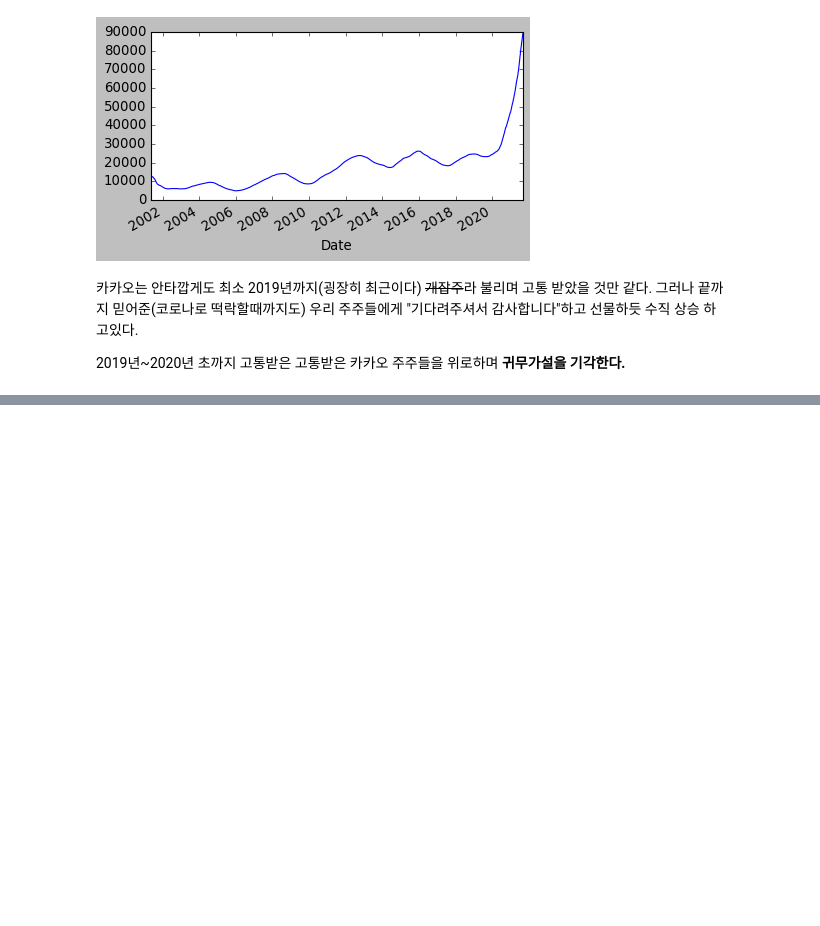
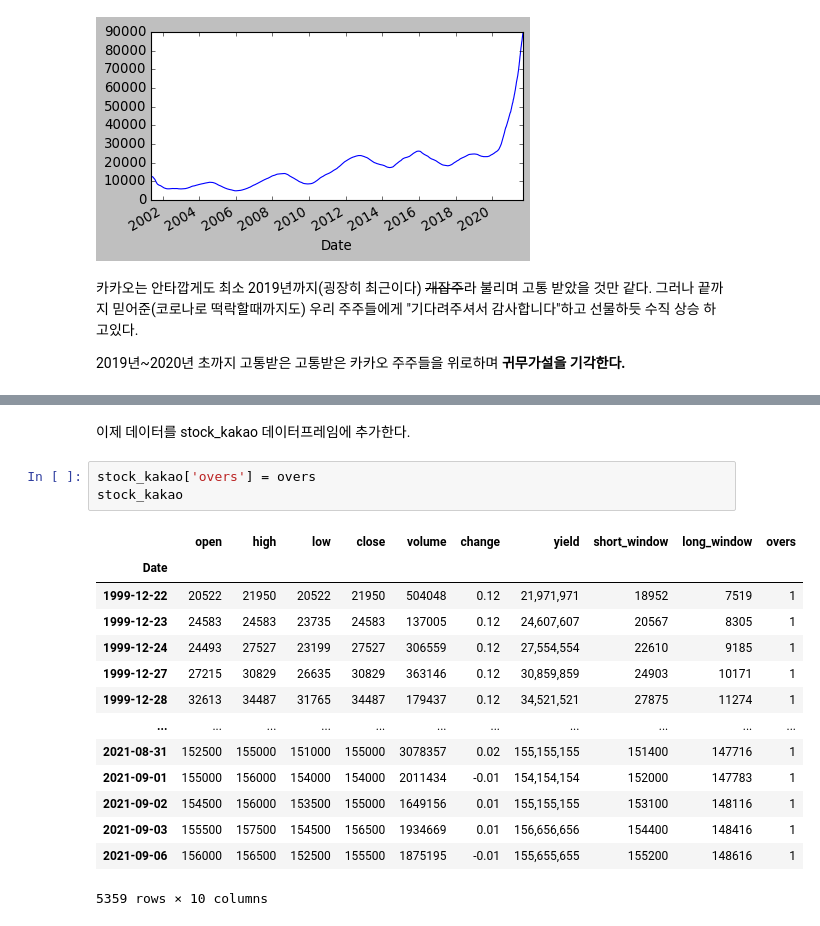
Before and after one commit to sw-song/kaggle-study, a Jupyter notebook: 00_04_backtesting/test.ipynb, the cells around one changed output, grey strips where cells are left out. Drawn from its saved outputs; the diff is of its cells as text; blank space fills up the shorter version.

```diff
--- a/00_04_backtesting/test.ipynb
+++ b/00_04_backtesting/test.ipynb
@@ -157,0 +278,20 @@ kakao_moving_avg_365.plot();
+# %% [markdown]
+이제 데이터를 stock_kakao 데이터프레임에 추가한다.
+# %%
+stock_kakao['overs'] = overs
+stock_kakao
+# %% [output]
+|  | open | high | low | close | volume | change | yield | short_window | long_window | overs |
+| Date |  |  |  |  |  |  |  |  |  |  |
+| 1999-12-22 | 20522 | 21950 | 20522 | 21950 | 504048 | 0.12 | 21,971,971 | 18952 | 7519 | 1 |
+| 1999-12-23 | 24583 | 24583 | 23735 | 24583 | 137005 | 0.12 | 24,607,607 | 20567 | 8305 | 1 |
+| 1999-12-24 | 24493 | 27527 | 23199 | 27527 | 306559 | 0.12 | 27,554,554 | 22610 | 9185 | 1 |
+| 1999-12-27 | 27215 | 30829 | 26635 | 30829 | 363146 | 0.12 | 30,859,859 | 24903 | 10171 | 1 |
+| 1999-12-28 | 32613 | 34487 | 31765 | 34487 | 179437 | 0.12 | 34,521,521 | 27875 | 11274 | 1 |
+| ... | ... | ... | ... | ... | ... | ... | ... | ... | ... | ... |
+| 2021-08-31 | 152500 | 155000 | 151000 | 155000 | 3078357 | 0.02 | 155,155,155 | 151400 | 147716 | 1 |
+| 2021-09-01 | 155000 | 156000 | 154000 | 154000 | 2011434 | -0.01 | 154,154,154 | 152000 | 147783 | 1 |
+| 2021-09-02 | 154500 | 156000 | 153500 | 155000 | 1649156 | 0.01 | 155,155,155 | 153100 | 148116 | 1 |
+| 2021-09-03 | 155500 | 157500 | 154500 | 156500 | 1934669 | 0.01 | 156,656,656 | 154400 | 148416 | 1 |
+| 2021-09-06 | 156000 | 156500 | 152500 | 155500 | 1875195 | -0.01 | 155,655,655 | 155200 | 148616 | 1 |
+5359 rows × 10 columns
```
Also changed, not shown: parts of 28 cells of this notebook.
